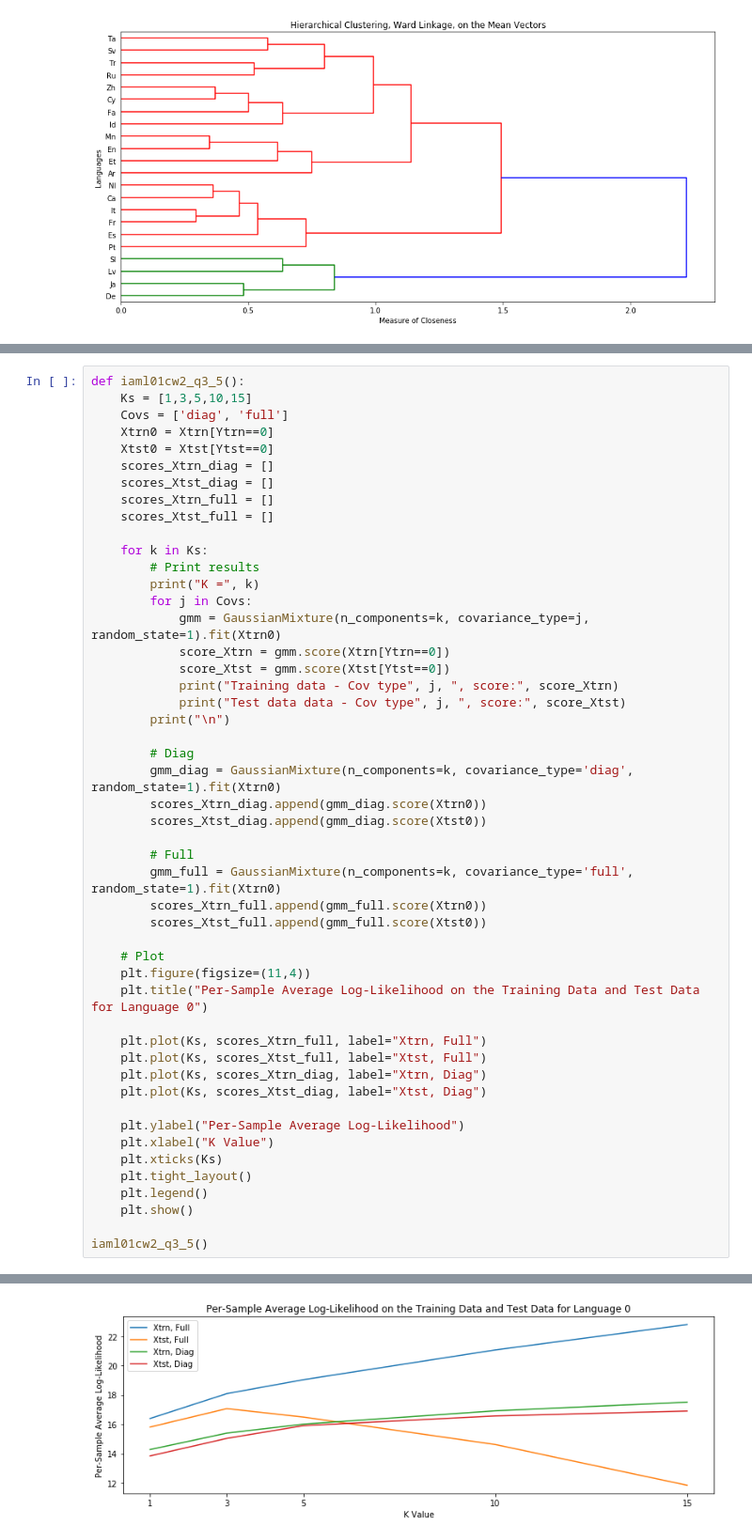
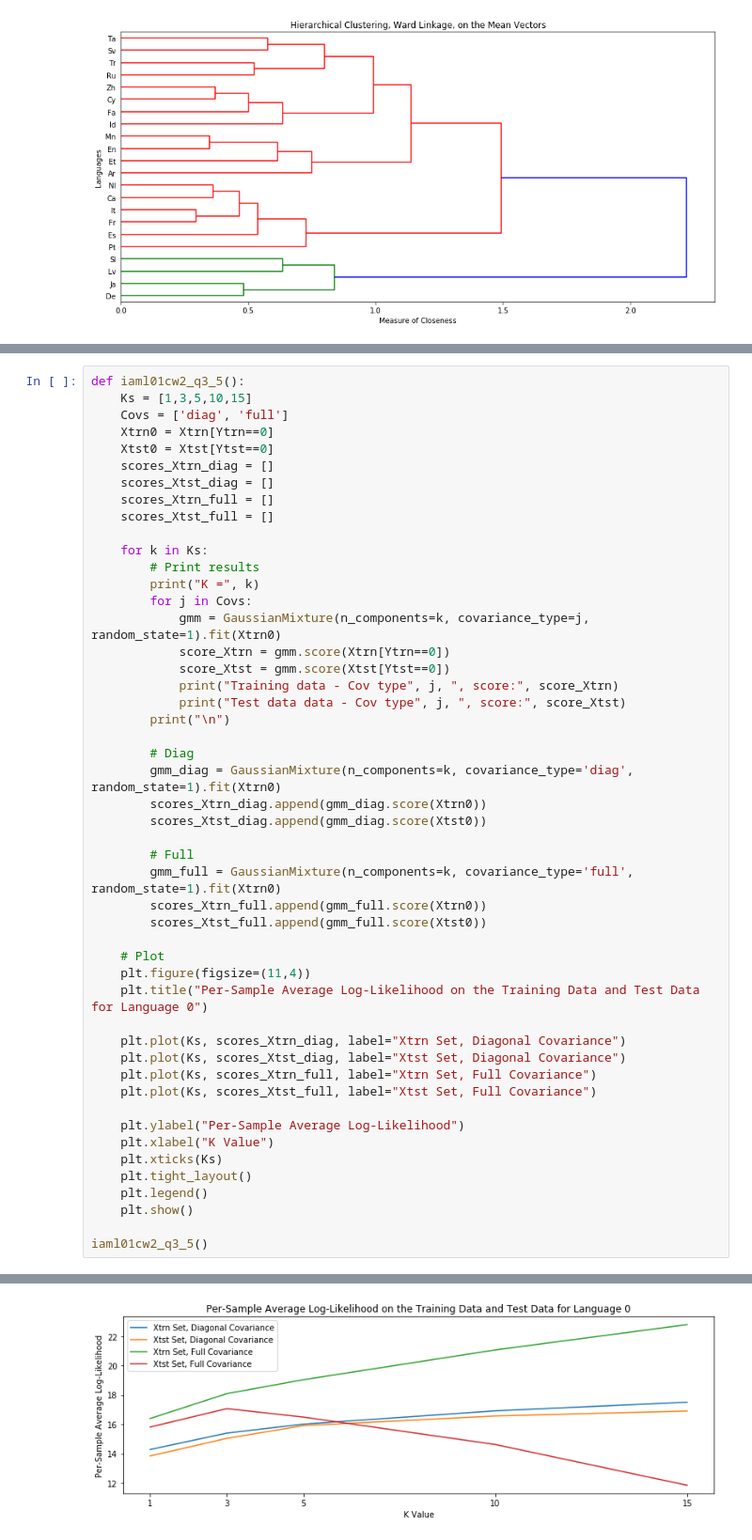
Before and after one commit to cpuved/inf3-iaml-cw2, a Jupyter notebook: notebooks/iaml01cw2_q3.ipynb, the cells around one changed output, grey strips where cells are left out. Shown: that part at 94% size. Drawn from its saved outputs; the diff is of its cells as text.

```diff
--- a/notebooks/iaml01cw2_q3.ipynb
+++ b/notebooks/iaml01cw2_q3.ipynb
@@ -199,35 +213,35 @@ def iaml01cw2_q3_5():
     plt.figure(figsize=(11,4))
     plt.title("Per-Sample Average Log-Likelihood on the Training Data and Test Data for Language 0")
 
-    plt.plot(Ks, scores_Xtrn_full, label="Xtrn, Full")
-    plt.plot(Ks, scores_Xtst_full, label="Xtst, Full")
-    plt.plot(Ks, scores_Xtrn_diag, label="Xtrn, Diag")
-    plt.plot(Ks, scores_Xtst_diag, label="Xtst, Diag")
+    plt.plot(Ks, scores_Xtrn_diag, label="Xtrn Set, Diagonal Covariance")
+    plt.plot(Ks, scores_Xtst_diag, label="Xtst Set, Diagonal Covariance")
+    plt.plot(Ks, scores_Xtrn_full, label="Xtrn Set, Full Covariance")
+    plt.plot(Ks, scores_Xtst_full, label="Xtst Set, Full Covariance")
 
     plt.ylabel("Per-Sample Average Log-Likelihood")
     plt.xlabel("K Value")
     plt.xticks(Ks)
     plt.tight_layout()
     plt.legend()
     plt.show()
 
 iaml01cw2_q3_5()
 # %% [output]
 K = 1
 Training data - Cov type diag , score: 14.280416117561785
 Test data data - Cov type diag , score: 13.842923924145325
 Training data - Cov type full , score: 16.39360043614829
 Test data data - Cov type full , score: 15.810511543142642
 
 
 K = 3
 Training data - Cov type diag , score: 15.398429743214336
 Test data data - Cov type diag , score: 15.04074826506394
 Training data - Cov type full , score: 18.08600493814516
 Test data data - Cov type full , score: 17.066076255632257
 ... (17 lines left out)
 Training data - Cov type diag , score: 17.504626881181643
 Test data data - Cov type diag , score: 16.90167947839096
 Training data - Cov type full , score: 22.78602299592489
 Test data data - Cov type full , score: 11.847976289631205
-[figure, old version]
+[figure, new version]
```
Also changed, not shown: parts of 1 cell of this notebook, 5 other files.
